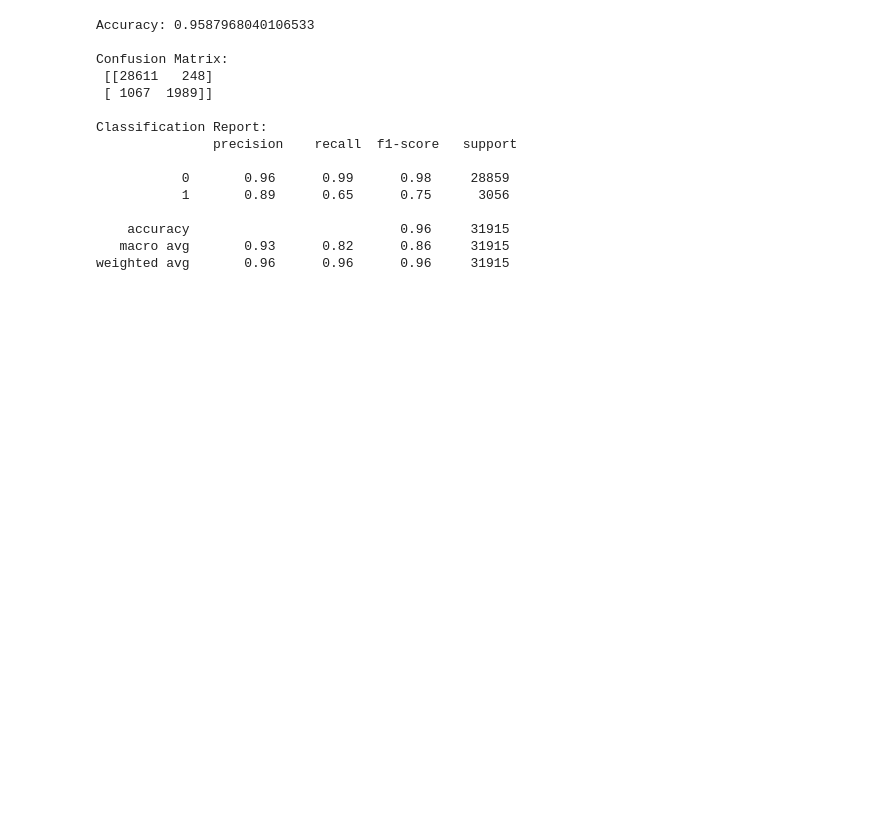
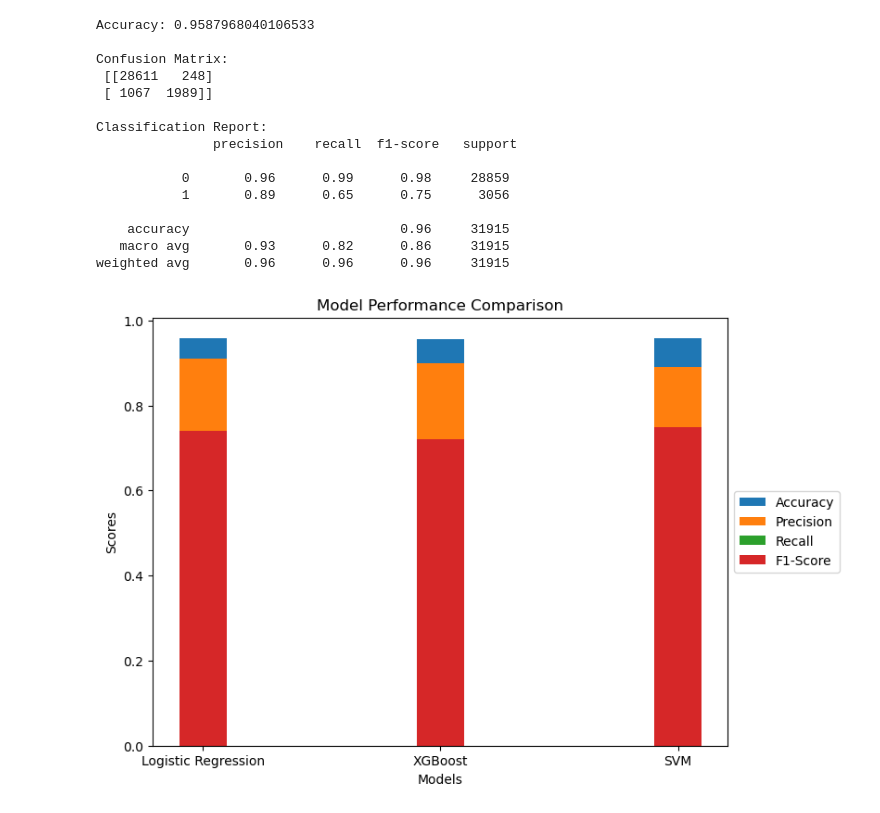
Before and after one commit to shruti-sontakke/Toxic_Comment_Classification, a Jupyter notebook: Toxic_comment_classification.ipynb, the cells around one changed output. Saved outputs shown, nothing was run; the diff lists cells and outputs as text; code cells hidden in the pictures; blank space fills up the shorter version.

```diff
--- a/Toxic_comment_classification.ipynb
+++ b/Toxic_comment_classification.ipynb
@@ -336,6 +336,29 @@ Classification Report:
     accuracy                           0.96     31915
    macro avg       0.93      0.82      0.86     31915
 weighted avg       0.96      0.96      0.96     31915
+# %%
+#Model Comparison
+
+# Metrics for each model
+model_names = ['Logistic Regression', 'XGBoost', 'SVM']
+accuracy = [0.9576688077706408, 0.955193482688391, 0.9587968040106533]
+precision = [0.91, 0.90, 0.89]
+recall = [0.62, 0.60, 0.65]
+f1 = [0.74, 0.72, 0.75]
+
+# Create a bar chart
+plt.figure(figsize=(8, 6))
+plt.bar(model_names, accuracy, label='Accuracy', width=0.2)
+plt.bar(model_names, precision, label='Precision', width=0.2)
+plt.bar(model_names, recall, label='Recall', width=0.2)
+plt.bar(model_names, f1, label='F1-Score', width=0.2)
+plt.xlabel('Models')
+plt.ylabel('Scores')
+plt.title('Model Performance Comparison')
+plt.legend(loc='center left', bbox_to_anchor=(1, 0.5))
+plt.show()
+# %% [output]
+[figure, added]
 # %%
 plt.figure(figsize=(6,4))
 sns.heatmap(conf_matrix, annot=True, fmt='d', cmap='Reds', cbar=False)
```
Also changed, not shown: parts of 7 cells of this notebook.
